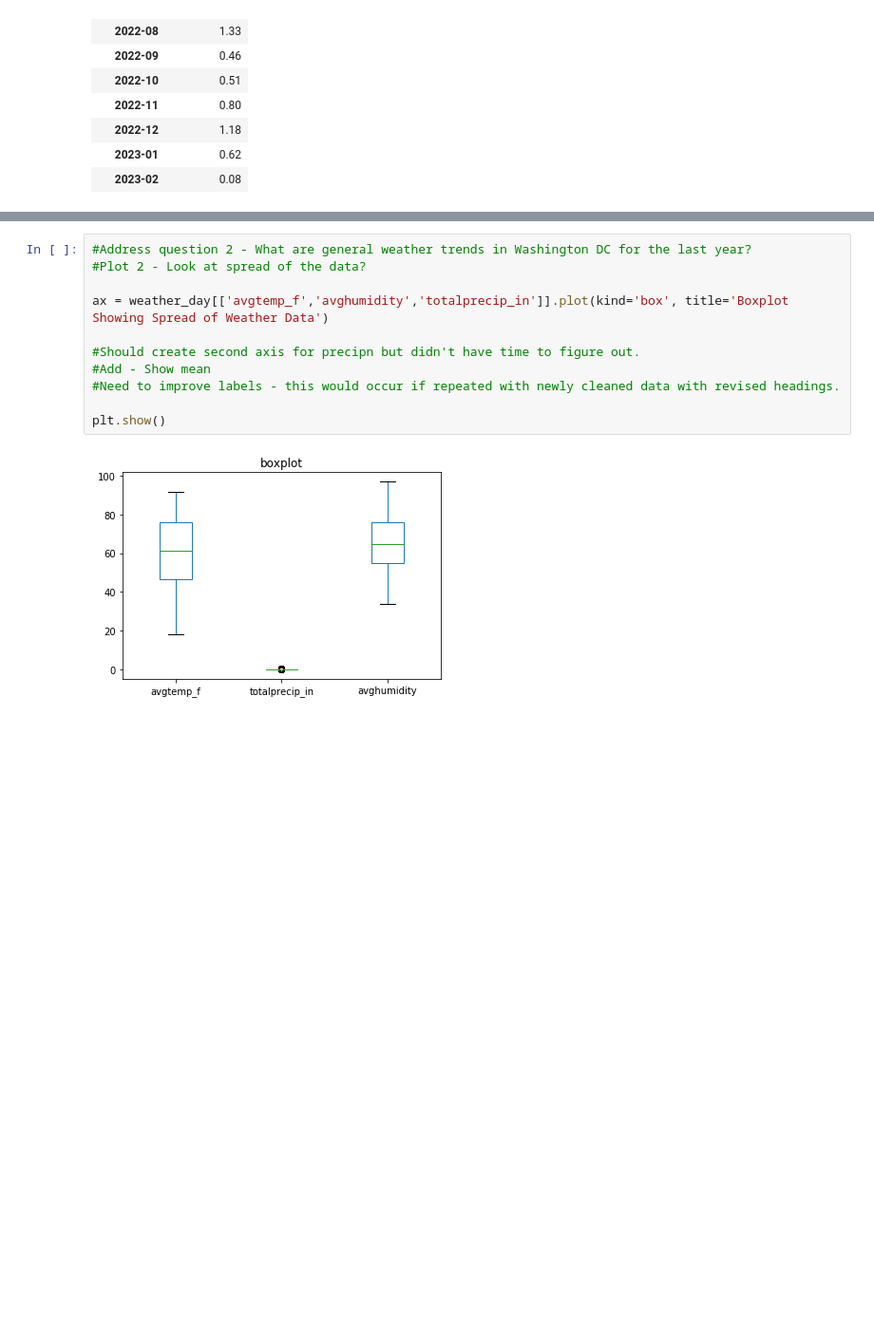
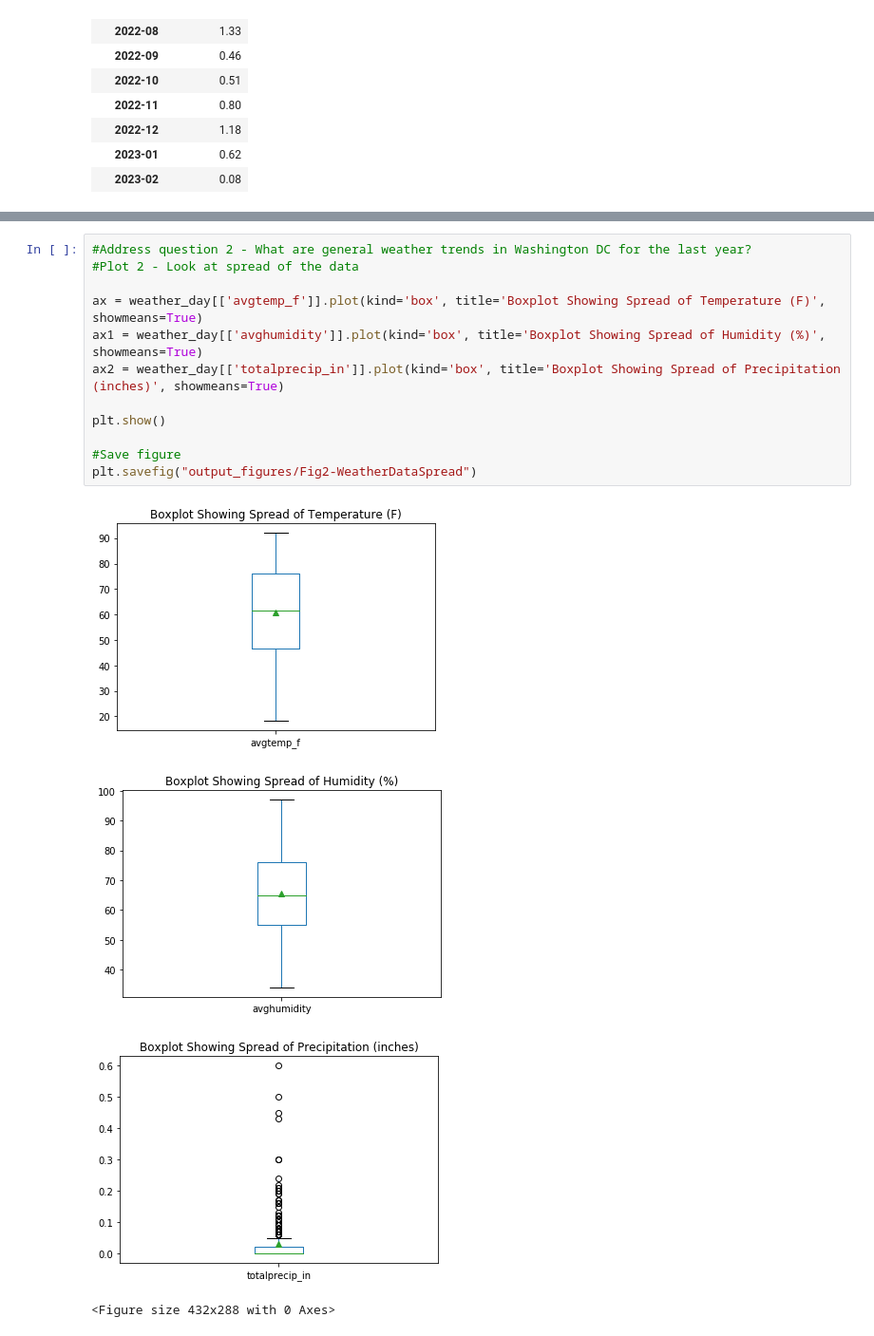
Before and after one commit to b-wild/Project_One_Group_2, a Jupyter notebook: Question_2.ipynb, the cells around one changed output, grey strips where cells are left out. Shown at 95% size. Drawn from its saved outputs; the diff is of its cells as text; blank space fills up the shorter version.

```diff
--- a/Question_2.ipynb
+++ b/Question_2.ipynb
@@ -140,15 +139,19 @@ plt.show()
 # %%
 #Address question 2 - What are general weather trends in Washington DC for the last year?
-#Plot 2 - Look at spread of the data?
+#Plot 2 - Look at spread of the data
 
-ax = weather_day[['avgtemp_f','avghumidity','totalprecip_in']].plot(kind='box', title='Boxplot Showing Spread of Weather Data')
-
-#Should create second axis for precipn but didn't have time to figure out.
-#Add - Show mean
-#Need to improve labels - this would occur if repeated with newly cleaned data with revised headings.
+ax = weather_day[['avgtemp_f']].plot(kind='box', title='Boxplot Showing Spread of Temperature (F)', showmeans=True)
+ax1 = weather_day[['avghumidity']].plot(kind='box', title='Boxplot Showing Spread of Humidity (%)', showmeans=True)
+ax2 = weather_day[['totalprecip_in']].plot(kind='box', title='Boxplot Showing Spread of Precipitation (inches)', showmeans=True)
 
 plt.show()
+
+#Save figure
+plt.savefig("output_figures/Fig2-WeatherDataSpread")
 # %% [output]
-[figure, old version]
+[figure, new version]
+[figure, added]
+[figure, added]
+<Figure size 432x288 with 0 Axes>
 # %%
 #Address question 2 - What are general weather trends in Washington DC for the last year?
```
Also changed, not shown: parts of 2 cells of this notebook, 3 other files.
